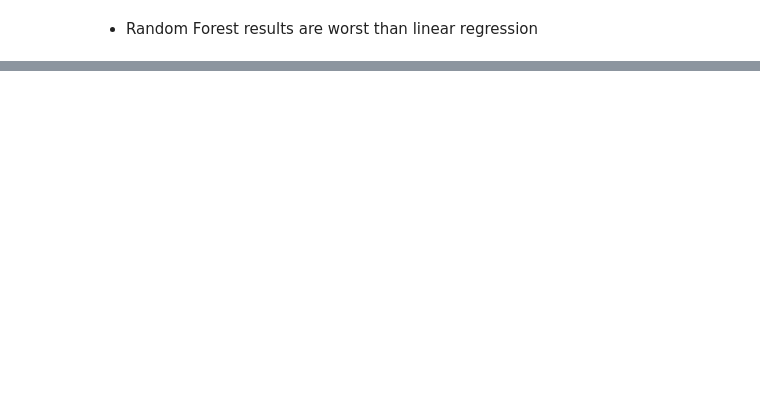
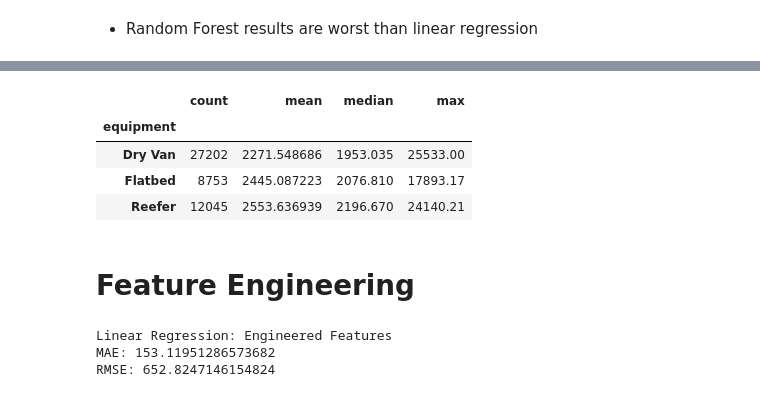
Before and after one commit to ZeinabMohammed/freight-rate-prediction, a Jupyter notebook: test.ipynb, the cells around one changed output, grey strips where cells are left out. Cells and saved outputs as stored; diff of their text form; code cells hidden in the pictures; blank space fills up the shorter version.

Commit message:
fix(model): finalize linear regression pipeline and clean up outputs

```diff
--- a/test.ipynb
+++ b/test.ipynb
@@ -563,0 +690,12 @@ RMSE: 748.0359303837545
+# %%
+df.groupby("equipment")["posted_rate"].agg(
+    ["count", "mean", "median", "max"]
+)
+# %% [output]
+|  | count | mean | median | max |
+| equipment |  |  |  |  |
+| Dry Van | 27202 | 2271.548686 | 1953.035 | 25533.00 |
+| Flatbed | 8753 | 2445.087223 | 2076.810 | 17893.17 |
+| Reefer | 12045 | 2553.636939 | 2196.670 | 24140.21 |
+# %% [markdown]
+# Feature Engineering
@@ -563,0 +764,34 @@ RMSE: 748.0359303837545
+# %%
+X_train_eng = train_model[
+    numeric_features_engineered + categorical_features
+]
+
+y_train_eng = train_model["posted_rate"]
+
+X_val_eng = val_model[
+    numeric_features_engineered + categorical_features
+]
+
+y_val_eng = val_model["posted_rate"]
+
+linear_engineered = Pipeline(
+    steps=[
+        ("preprocessor", preprocessor_engineered),
+        ("model", LinearRegression())
+    ]
+)
+
+linear_engineered.fit(X_train_eng, y_train_eng)
+
+eng_pred = linear_engineered.predict(X_val_eng)
+
+eng_mae = mean_absolute_error(y_val_eng, eng_pred)
+eng_rmse = np.sqrt(mean_squared_error(y_val_eng, eng_pred))
+
+print("Linear Regression: Engineered Features")
+print("MAE:", eng_mae)
+print("RMSE:", eng_rmse)
+# %% [output]
+Linear Regression: Engineered Features
+MAE: 153.11951286573682
+RMSE: 652.8247146154824
```
Also changed, not shown: parts of 19 cells of this notebook, 3 other files.
